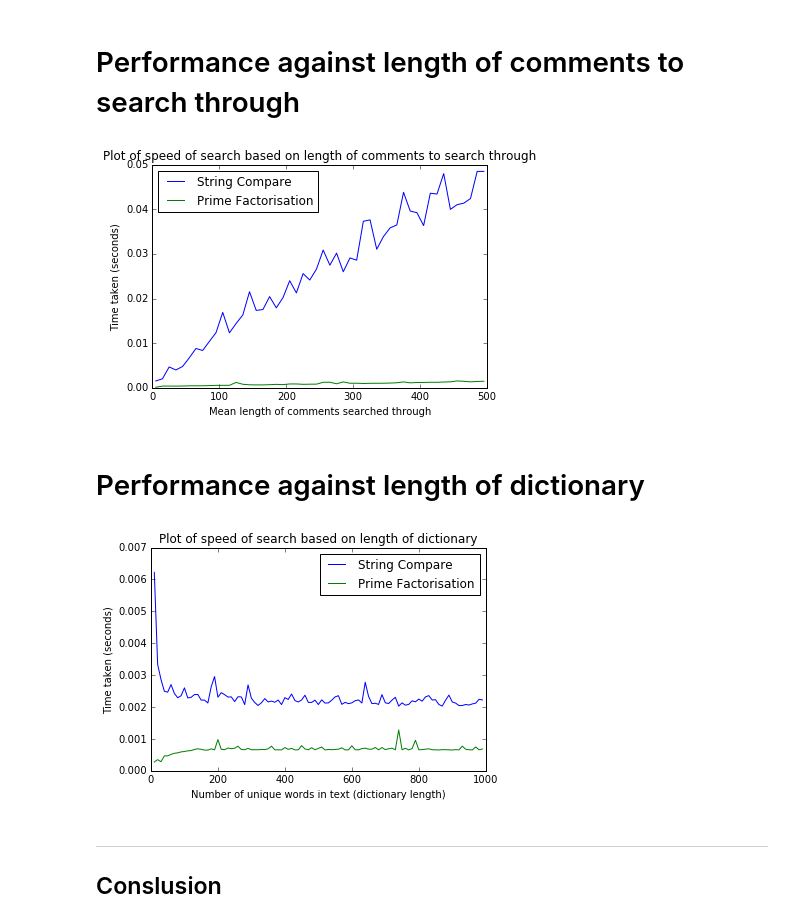
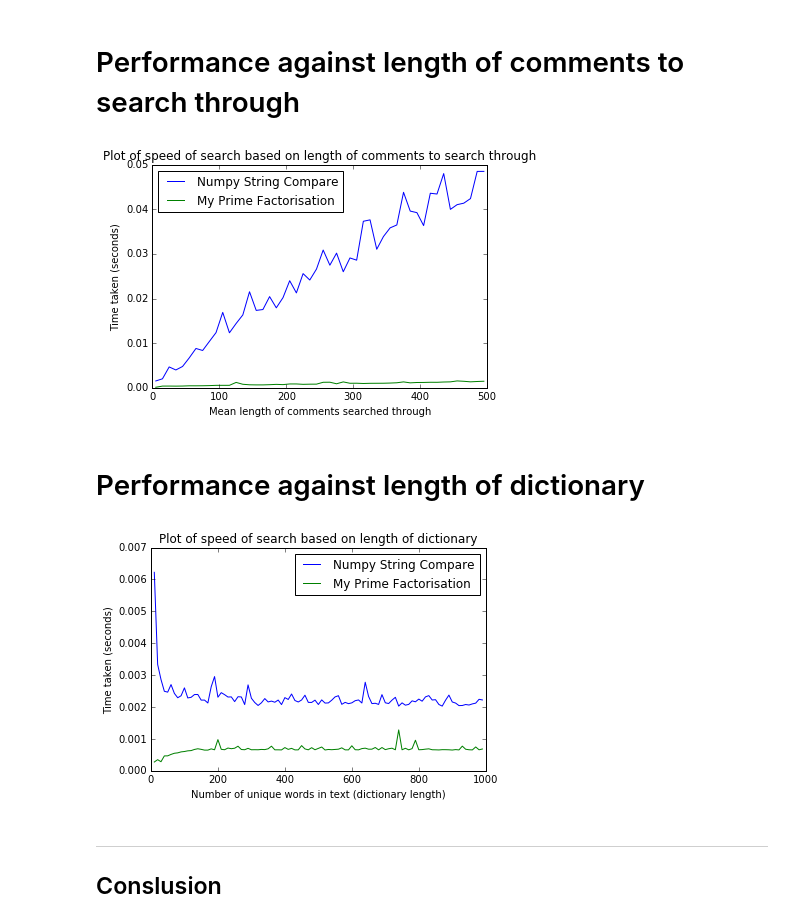
Before and after one commit to ZackAkil/Data-Science-Meetup-Predicting-Trolls, a Jupyter notebook: Text indexing by prime factorisation.ipynb, the cells around one changed output. Saved outputs shown, nothing was run; the diff lists cells and outputs as text; code cells hidden in the pictures.

```diff
--- a/Text indexing by prime factorisation.ipynb
+++ b/Text indexing by prime factorisation.ipynb
@@ -438,12 +438,12 @@ plt.figure()
 plt.title("Plot of speed of search based on length of comments to search through")
 plt.ylabel("Time taken (seconds)")
 plt.xlabel("Mean length of comments searched through")
-strCompPlot, = plt.plot(xIncrement3,stringCompTimings3, label="String Compare")
-primeFactPlot, = plt.plot(xIncrement3,primeTimings3, label="Prime Factorisation")
+strCompPlot, = plt.plot(xIncrement3,stringCompTimings3, label="Numpy String Compare")
+primeFactPlot, = plt.plot(xIncrement3,primeTimings3, label="My Prime Factorisation")
 plt.legend(handles=[strCompPlot,primeFactPlot],loc=2)
 plt.show()
 # %% [output]
-[figure, old version]
+[figure, new version]
 # %% [markdown]
 # Performance against length of dictionary
 # %%
@@ -464,14 +464,14 @@ for n in range(10,1000,10):
 # %%
 plt.figure()
 plt.title("Plot of speed of search based on length of dictionary")
 plt.ylabel("Time taken (seconds)")
 plt.xlabel("Number of unique words in text (dictionary length)")
-strCompPlot, = plt.plot(xIncrement4,stringCompTimings4, label="String Compare")
-primeFactPlot, = plt.plot(xIncrement4,primeTimings4, label="Prime Factorisation")
+strCompPlot, = plt.plot(xIncrement4,stringCompTimings4, label="Numpy String Compare")
+primeFactPlot, = plt.plot(xIncrement4,primeTimings4, label="My Prime Factorisation")
 plt.legend(handles=[strCompPlot,primeFactPlot],loc=1)
 plt.show()
 # %% [output]
-[figure, old version]
+[figure, new version]
 # %% [markdown]
 ---
 ## Conslusion
```
Also changed, not shown: parts of 4 cells of this notebook.
